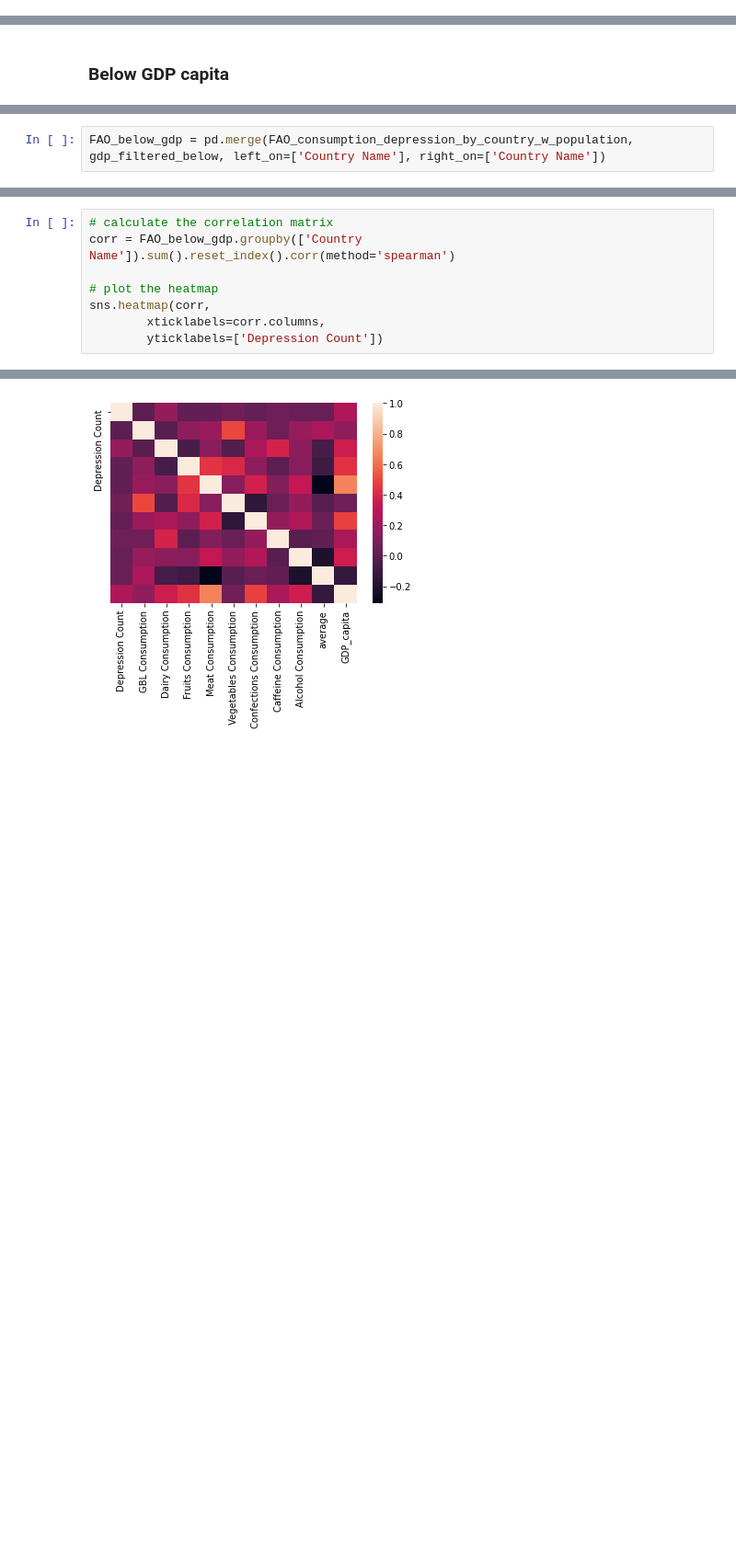
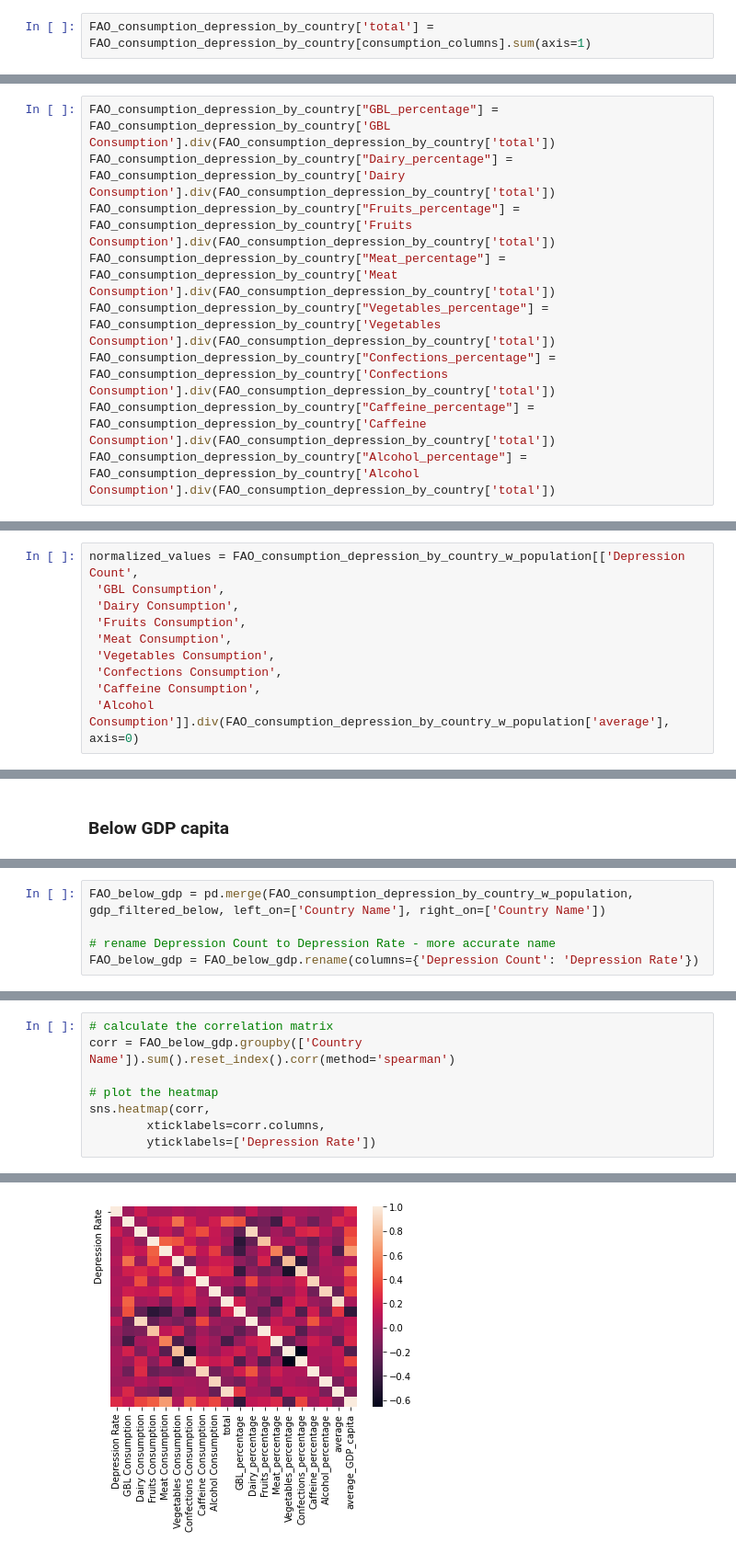
Before and after one commit to Souheil-Yazji/DataSci, a Jupyter notebook: Notebooks/FAO_Consumption_Depression_Analysis.ipynb, the cells around one changed output, grey strips where cells are left out. Shown: that part at 92% size. Saved outputs shown, nothing was run; the diff lists cells and outputs as text; blank space fills up the shorter version.

Commit message:
Update FAO consumption depression analysis notebook

```diff
--- a/Notebooks/FAO_Consumption_Depression_Analysis.ipynb
+++ b/Notebooks/FAO_Consumption_Depression_Analysis.ipynb
@@ -234,0 +232,2 @@ FAO_consumption_depression_by_country
+# %%
+FAO_consumption_depression_by_country['total'] = FAO_consumption_depression_by_country[consumption_columns].sum(axis=1)
@@ -235,3 +254,12 @@ FAO_consumption_depression_by_country
+# %%
+FAO_consumption_depression_by_country["GBL_percentage"] = FAO_consumption_depression_by_country['GBL Consumption'].div(FAO_consumption_depression_by_country['total'])
+FAO_consumption_depression_by_country["Dairy_percentage"] = FAO_consumption_depression_by_country['Dairy Consumption'].div(FAO_consumption_depression_by_country['total'])
+FAO_consumption_depression_by_country["Fruits_percentage"] = FAO_consumption_depression_by_country['Fruits Consumption'].div(FAO_consumption_depression_by_country['total'])
+FAO_consumption_depression_by_country["Meat_percentage"] = FAO_consumption_depression_by_country['Meat Consumption'].div(FAO_consumption_depression_by_country['total'])
+FAO_consumption_depression_by_country["Vegetables_percentage"] = FAO_consumption_depression_by_country['Vegetables Consumption'].div(FAO_consumption_depression_by_country['total'])
+FAO_consumption_depression_by_country["Confections_percentage"] = FAO_consumption_depression_by_country['Confections Consumption'].div(FAO_consumption_depression_by_country['total'])
+FAO_consumption_depression_by_country["Caffeine_percentage"] = FAO_consumption_depression_by_country['Caffeine Consumption'].div(FAO_consumption_depression_by_country['total'])
+FAO_consumption_depression_by_country["Alcohol_percentage"] = FAO_consumption_depression_by_country['Alcohol Consumption'].div(FAO_consumption_depression_by_country['total'])
 # %%
 FAO_consumption_depression_by_country
 # %% [output]
@@ -320,3 +355,13 @@ normalized_values = FAO_consumption_depression_by_country_w_population[list(FAO_
+# %%
+normalized_values = FAO_consumption_depression_by_country_w_population[['Depression Count',
+ 'GBL Consumption',
+ 'Dairy Consumption',
+ 'Fruits Consumption',
+ 'Meat Consumption',
+ 'Vegetables Consumption',
+ 'Confections Consumption',
+ 'Caffeine Consumption',
+ 'Alcohol Consumption']].div(FAO_consumption_depression_by_country_w_population['average'], axis=0)
 # %%
 normalized_values
 # %% [output]
@@ -464,6 +537,9 @@ gdp_filtered_below
 125 rows × 3 columns
 # %%
 FAO_below_gdp = pd.merge(FAO_consumption_depression_by_country_w_population, gdp_filtered_below, left_on=['Country Name'], right_on=['Country Name'])
+
+# rename Depression Count to Depression Rate - more accurate name
+FAO_below_gdp = FAO_below_gdp.rename(columns={'Depression Count': 'Depression Rate'})
 # %%
 FAO_below_gdp
 # %% [output]
@@ -503,12 +591,12 @@ for column in ['GBL Consumption',
 # %%
 # calculate the correlation matrix
 corr = FAO_below_gdp.groupby(['Country Name']).sum().reset_index().corr(method='spearman')
 
 # plot the heatmap
 sns.heatmap(corr,
         xticklabels=corr.columns,
-        yticklabels=['Depression Count'])
+        yticklabels=['Depression Rate'])
 # %% [output]
 <AxesSubplot:>
-[figure, old version]
+[figure, new version]
 # %%
```
Also changed, not shown: parts of 57 cells of this notebook.
